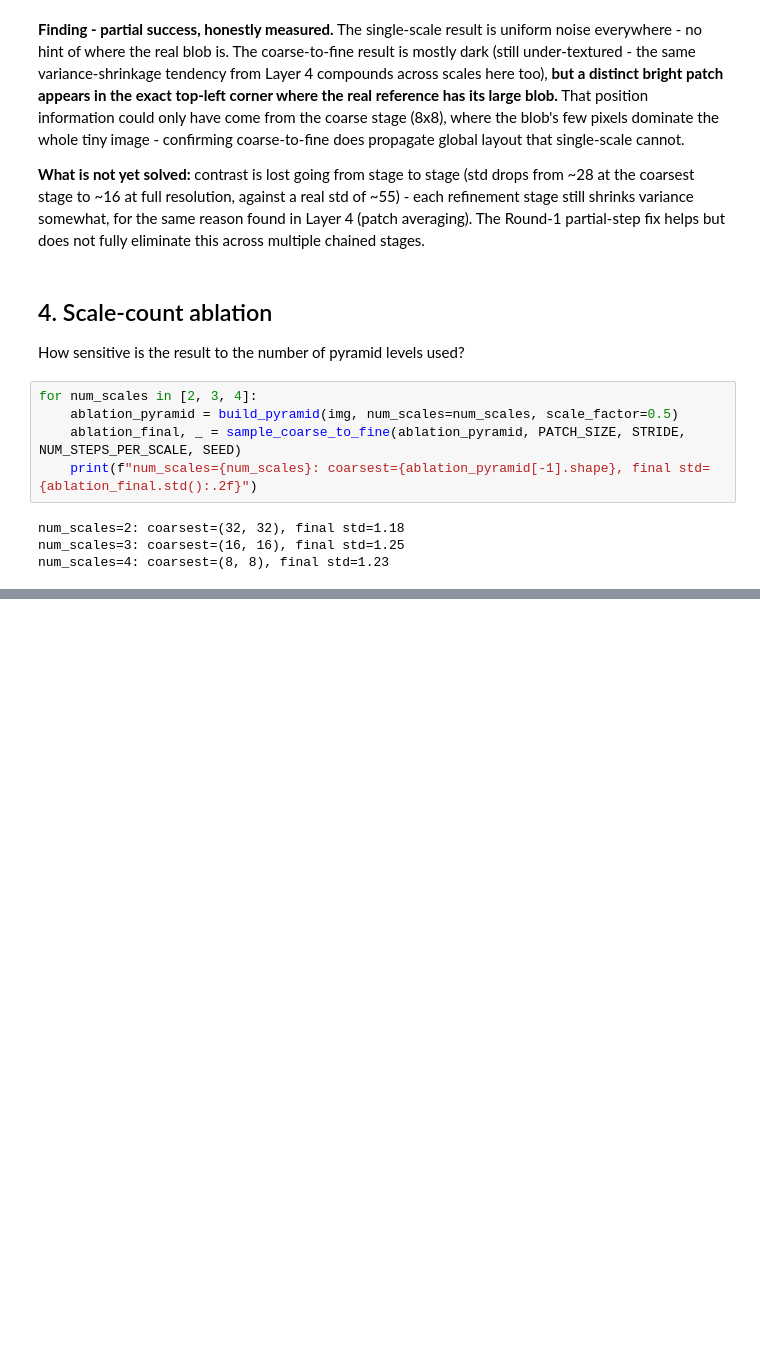
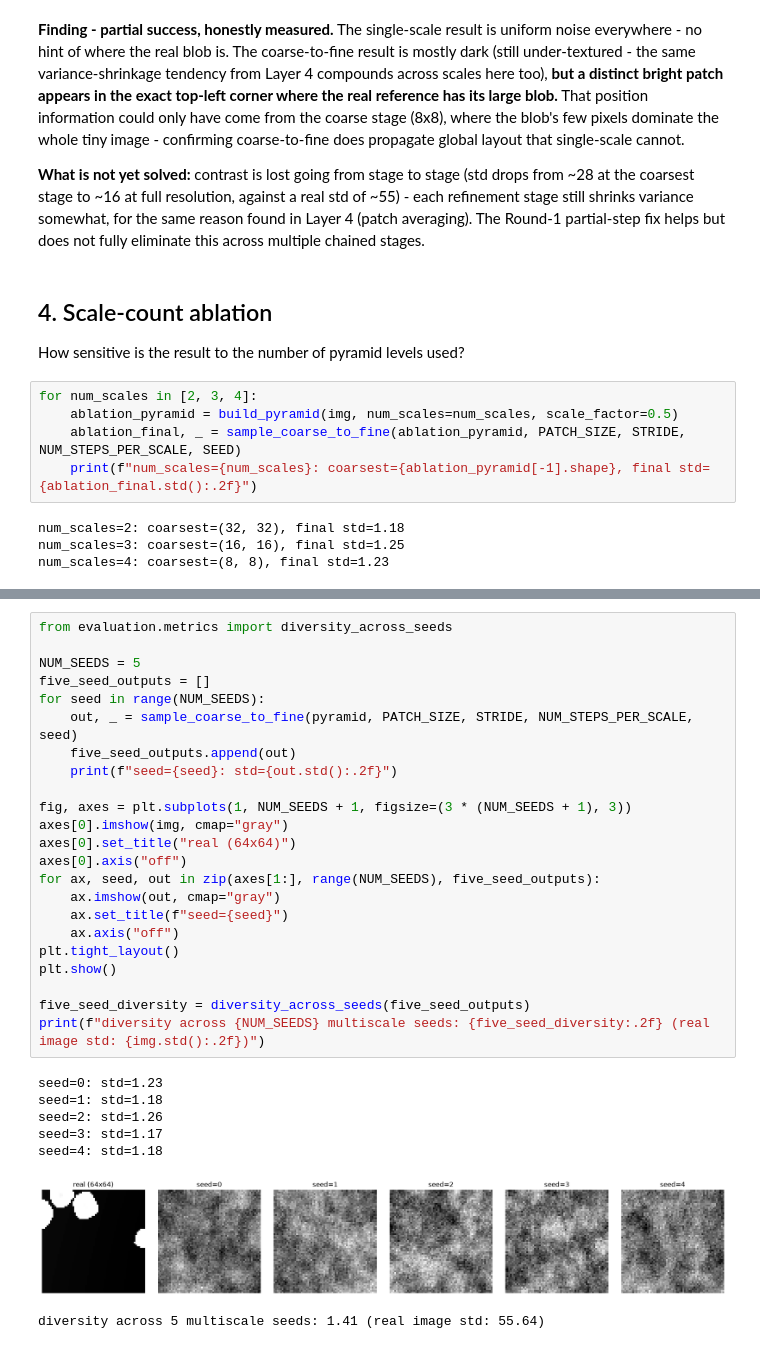
Before and after one commit to Chani-Pappenhaim/AMAT_4_Chana, a Jupyter notebook: notebooks/pipeline/coarse_to_fine_sampler.ipynb, the cells around one changed output, grey strips where cells are left out. Cells and saved outputs as stored; diff of their text form; blank space fills up the shorter version.

```diff
--- a/notebooks/pipeline/coarse_to_fine_sampler.ipynb
+++ b/notebooks/pipeline/coarse_to_fine_sampler.ipynb
@@ -119,0 +128,31 @@ num_scales=4: coarsest=(8, 8), final std=1.23
+# %%
+from evaluation.metrics import diversity_across_seeds
+
+NUM_SEEDS = 5
+five_seed_outputs = []
+for seed in range(NUM_SEEDS):
+    out, _ = sample_coarse_to_fine(pyramid, PATCH_SIZE, STRIDE, NUM_STEPS_PER_SCALE, seed)
+    five_seed_outputs.append(out)
+    print(f"seed={seed}: std={out.std():.2f}")
+
+fig, axes = plt.subplots(1, NUM_SEEDS + 1, figsize=(3 * (NUM_SEEDS + 1), 3))
+axes[0].imshow(img, cmap="gray")
+axes[0].set_title("real (64x64)")
+axes[0].axis("off")
+for ax, seed, out in zip(axes[1:], range(NUM_SEEDS), five_seed_outputs):
+    ax.imshow(out, cmap="gray")
+    ax.set_title(f"seed={seed}")
+    ax.axis("off")
+plt.tight_layout()
+plt.show()
+
+five_seed_diversity = diversity_across_seeds(five_seed_outputs)
+print(f"diversity across {NUM_SEEDS} multiscale seeds: {five_seed_diversity:.2f} (real image std: {img.std():.2f})")
+# %% [output]
+seed=0: std=1.23
+seed=1: std=1.18
+seed=2: std=1.26
+seed=3: std=1.17
+seed=4: std=1.18
+[figure, added]
+diversity across 5 multiscale seeds: 1.41 (real image std: 55.64)
```
Also changed, not shown: parts of 6 cells of this notebook, 24 other files.
